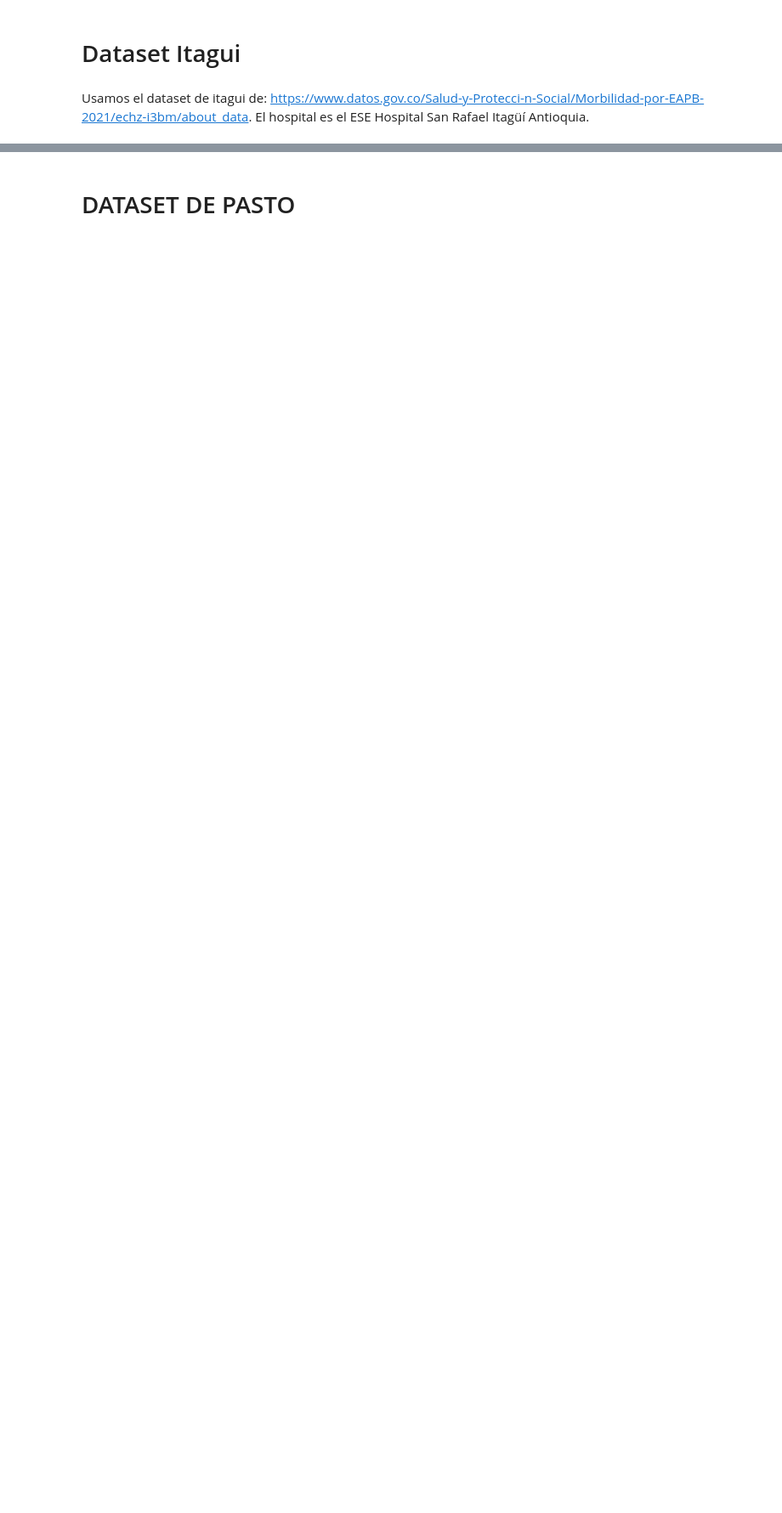
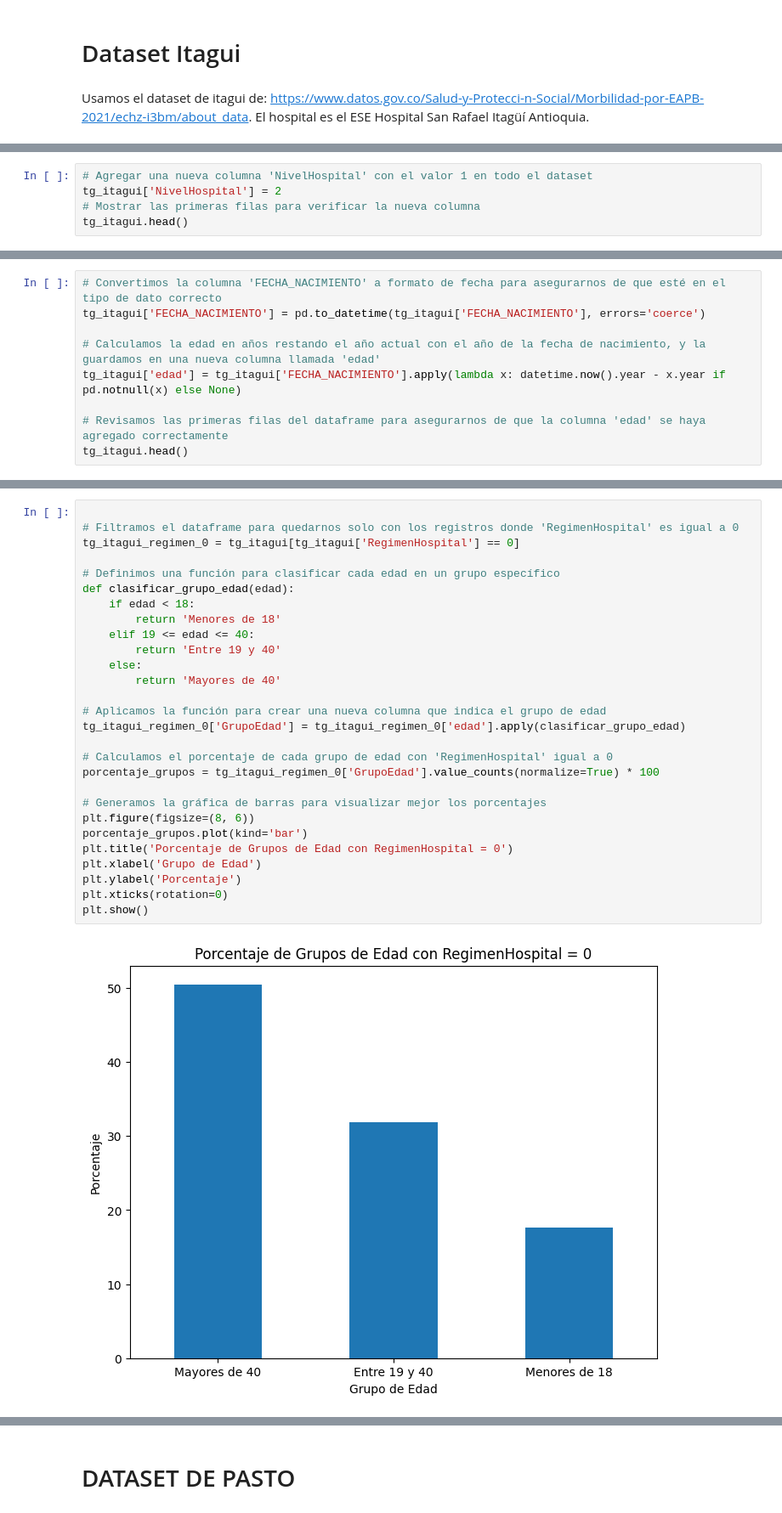
Before and after one commit to aisaza609/Interoperabilidad_Historias_clinicas, a Jupyter notebook: Analisis_Decriptivo_de_Traslados_en_los_Hospitales.ipynb, the cells around one changed output, grey strips where cells are left out. Shown: that part at 85% size. Saved outputs shown, nothing was run; the diff lists cells and outputs as text; blank space fills up the shorter version.

```diff
--- a/Analisis_Decriptivo_de_Traslados_en_los_Hospitales.ipynb
+++ b/Analisis_Decriptivo_de_Traslados_en_los_Hospitales.ipynb
@@ -74,0 +59,5 @@ tg_itagui
+# %%
+# Agregar una nueva columna 'NivelHospital' con el valor 1 en todo el dataset
+tg_itagui['NivelHospital'] = 2
+# Mostrar las primeras filas para verificar la nueva columna
+tg_itagui.head()
@@ -142,0 +227,9 @@ plt.show()
+# %%
+# Convertimos la columna 'FECHA_NACIMIENTO' a formato de fecha para asegurarnos de que esté en el tipo de dato correcto
+tg_itagui['FECHA_NACIMIENTO'] = pd.to_datetime(tg_itagui['FECHA_NACIMIENTO'], errors='coerce')
+
+# Calculamos la edad en años restando el año actual con el año de la fecha de nacimiento, y la guardamos en una nueva columna llamada 'edad'
+tg_itagui['edad'] = tg_itagui['FECHA_NACIMIENTO'].apply(lambda x: datetime.now().year - x.year if pd.notnull(x) else None)
+
+# Revisamos las primeras filas del dataframe para asegurarnos de que la columna 'edad' se haya agregado correctamente
+tg_itagui.head()
@@ -142,0 +245,30 @@ plt.show()
+# %%
+
+# Filtramos el dataframe para quedarnos solo con los registros donde 'RegimenHospital' es igual a 0
+tg_itagui_regimen_0 = tg_itagui[tg_itagui['RegimenHospital'] == 0]
+
+# Definimos una función para clasificar cada edad en un grupo específico
+def clasificar_grupo_edad(edad):
+    if edad < 18:
+        return 'Menores de 18'
+    elif 19 <= edad <= 40:
+        return 'Entre 19 y 40'
+    else:
+        return 'Mayores de 40'
+
+# Aplicamos la función para crear una nueva columna que indica el grupo de edad
+tg_itagui_regimen_0['GrupoEdad'] = tg_itagui_regimen_0['edad'].apply(clasificar_grupo_edad)
+
+# Calculamos el porcentaje de cada grupo de edad con 'RegimenHospital' igual a 0
+porcentaje_grupos = tg_itagui_regimen_0['GrupoEdad'].value_counts(normalize=True) * 100
+
+# Generamos la gráfica de barras para visualizar mejor los porcentajes
+plt.figure(figsize=(8, 6))
+porcentaje_grupos.plot(kind='bar')
+plt.title('Porcentaje de Grupos de Edad con RegimenHospital = 0')
+plt.xlabel('Grupo de Edad')
+plt.ylabel('Porcentaje')
+plt.xticks(rotation=0)
+plt.show()
+# %% [output]
+[figure, added]
```
Also changed, not shown: parts of 46 cells of this notebook.
